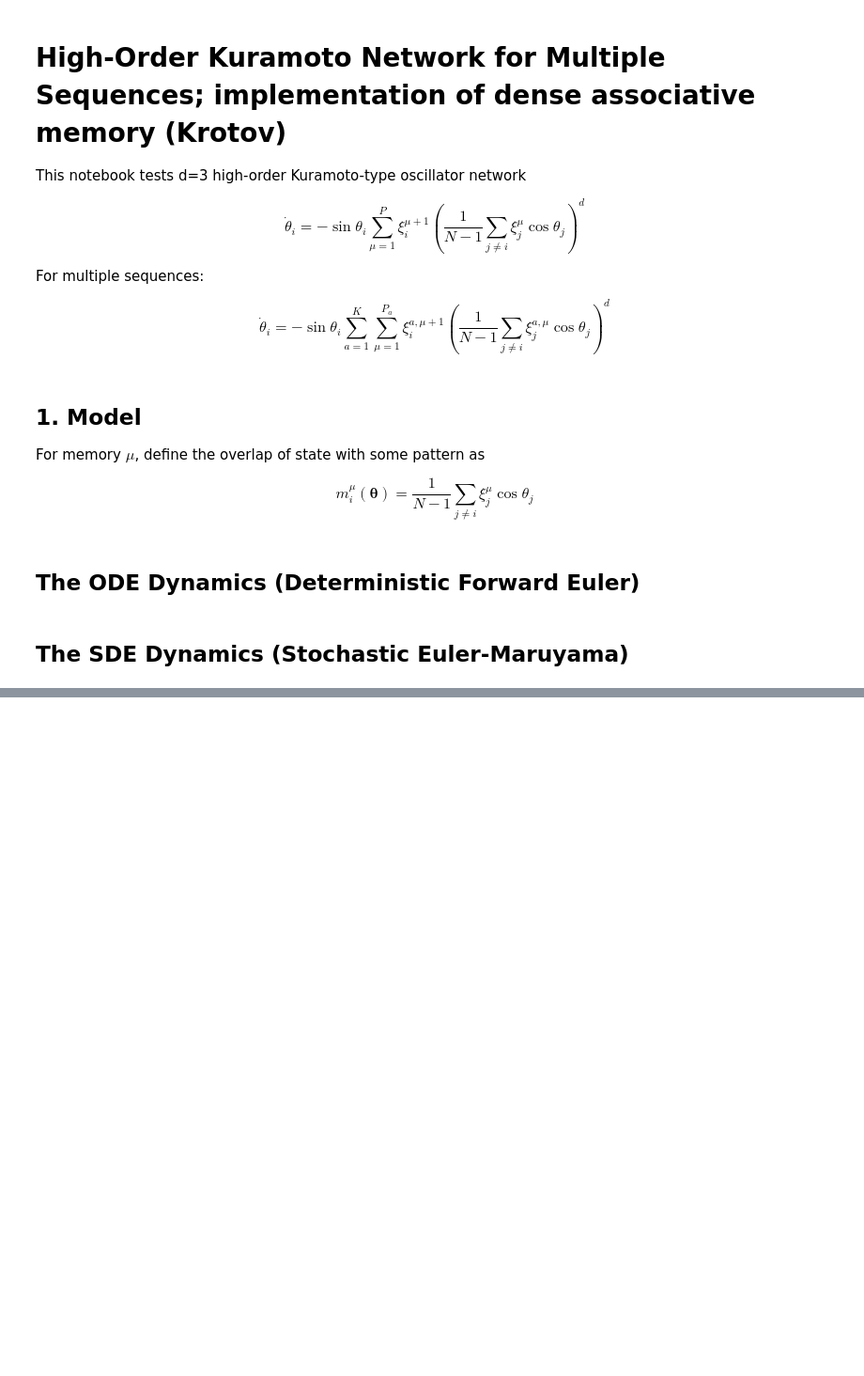
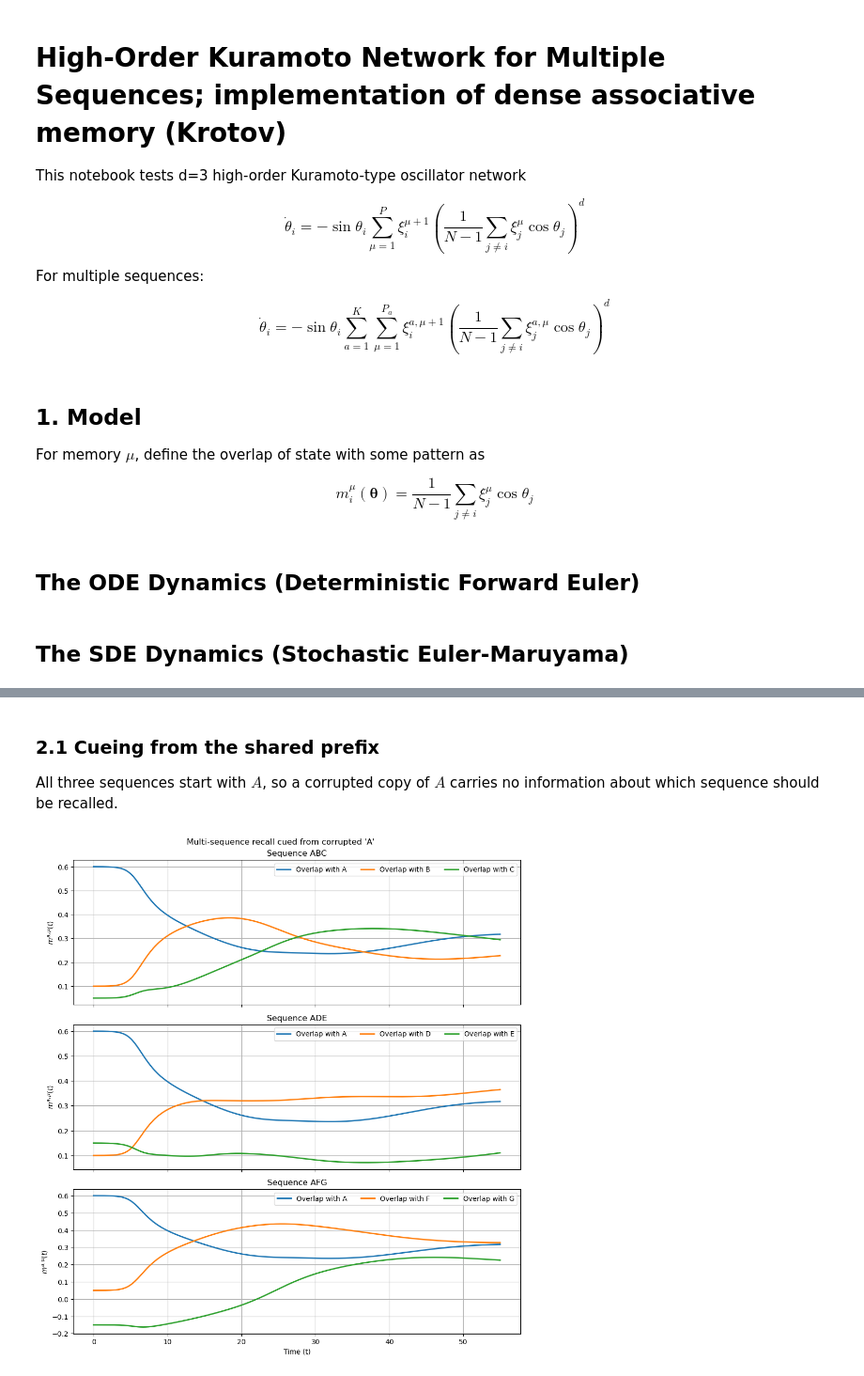
Before and after one commit to dvnrlv/Kuramoto-CD-DAM, a Jupyter notebook: kuramoto/high_order_kuramoto.ipynb, the cells around one changed output, grey strips where cells are left out. Shown at 94% size. Drawn from its saved outputs; the diff is of its cells as text; code cells hidden in the pictures; blank space fills up the shorter version.

```diff
--- a/kuramoto/high_order_kuramoto.ipynb
+++ b/kuramoto/high_order_kuramoto.ipynb
@@ -298,0 +586,15 @@ ValueError: could not broadcast input array from shape (5,40) into shape (5,)
+# %% [markdown]
+### 2.1 Cueing from the shared prefix
+
+All three sequences start with $A$, so a corrupted copy of $A$ carries no information
+about which sequence should be recalled.
+# %%
+phases_multi, xi_multi, sequences_multi = make_multi_memories(N=DEFAULTS["N"], seed=DEFAULTS["seed"])
+
+trial_cue_A = run_multi_trial(
+    DEFAULTS, cue_name="A", sequences=sequences_multi,
+    phases=phases_multi, xi=xi_multi, mode="ode",
+)
+plot_multi_trial(trial_cue_A)
+# %% [output]
+[figure, added]
```
Also changed, not shown: parts of 12 cells of this notebook.
